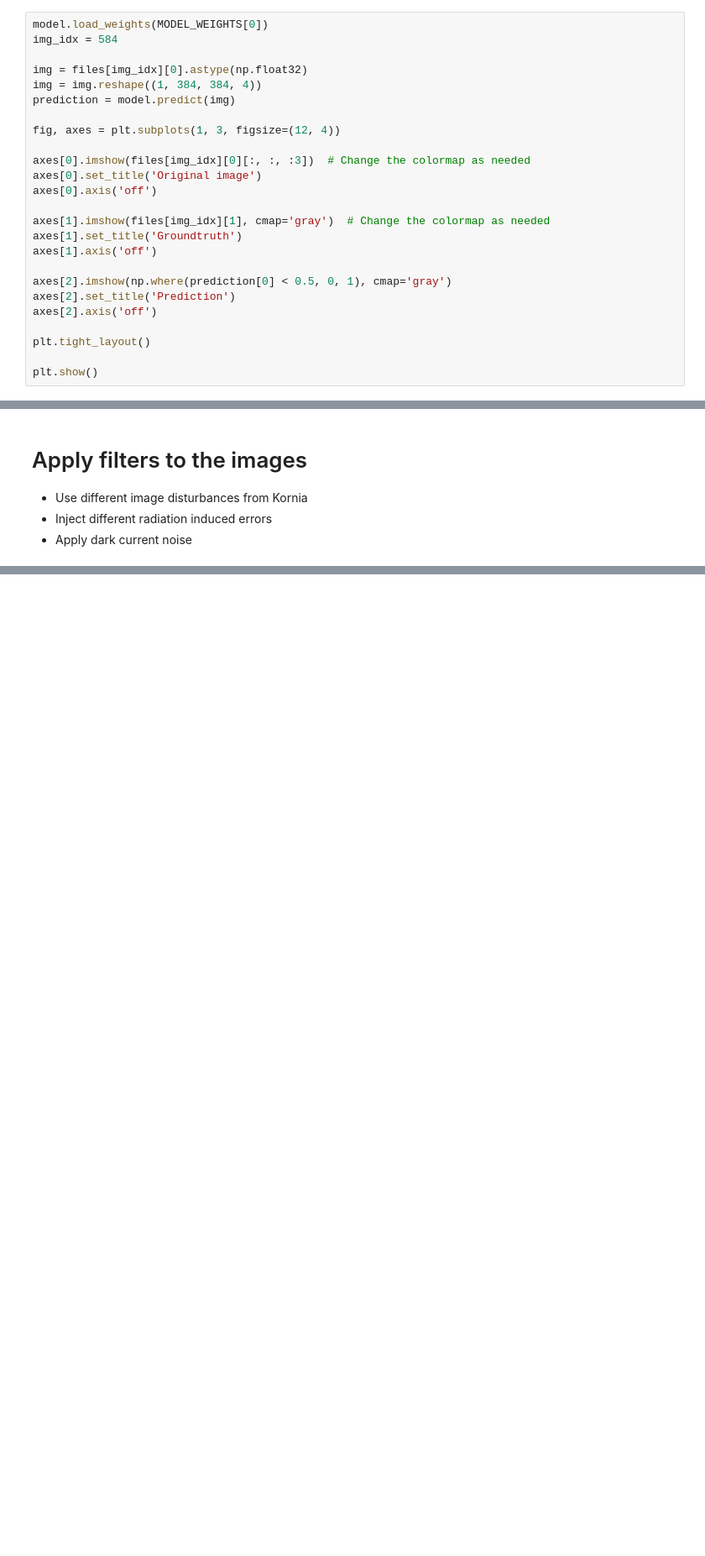
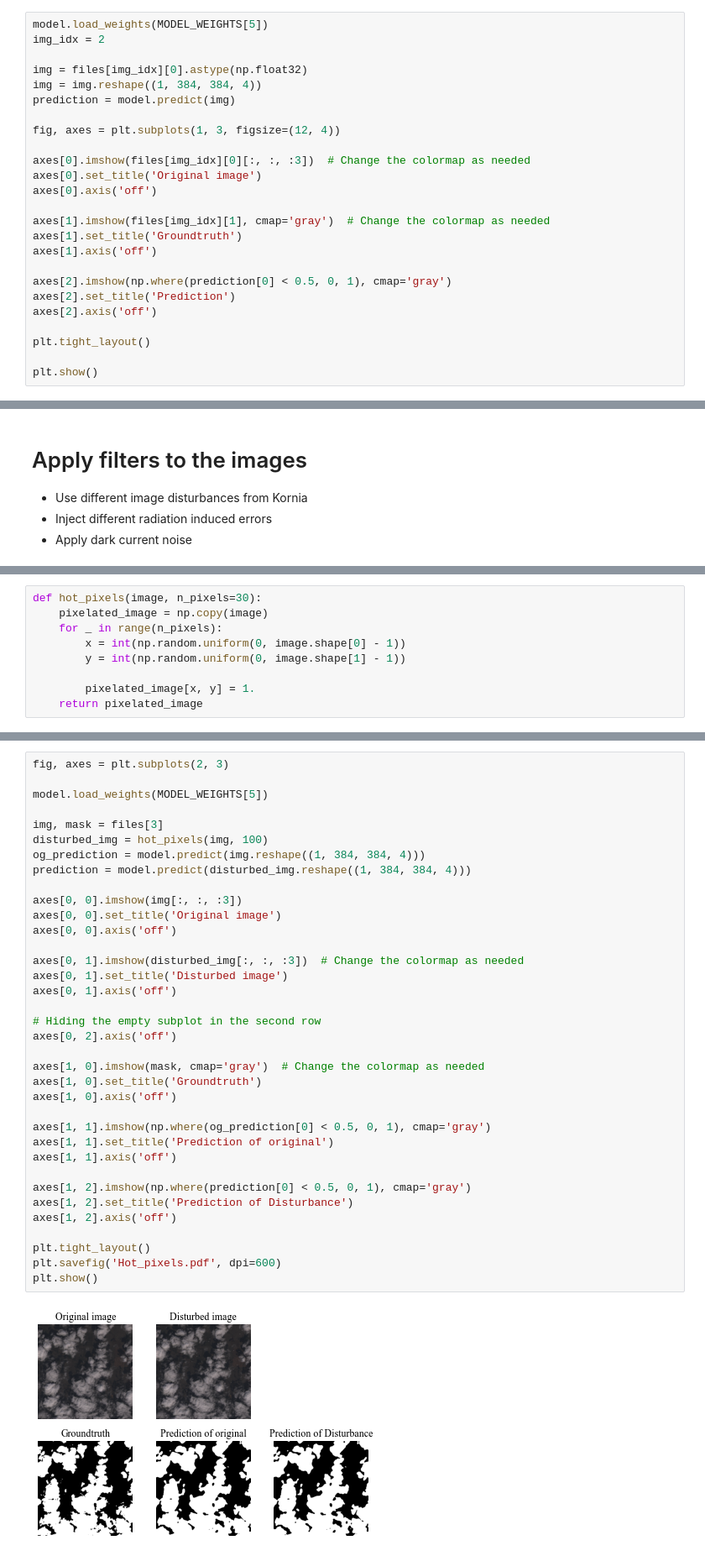
Before and after one commit to langekevin/mlspace_robustness, a Jupyter notebook: fault_injection.ipynb, the cells around one changed output, grey strips where cells are left out. Shown at 84% size. Saved outputs shown, nothing was run; the diff lists cells and outputs as text; blank space fills up the shorter version.

```diff
--- a/fault_injection.ipynb
+++ b/fault_injection.ipynb
@@ -121,8 +135,8 @@ plt.show()
 # %% [markdown]
 ## Exemplary output
 # %%
-model.load_weights(MODEL_WEIGHTS[0])
-img_idx = 584
+model.load_weights(MODEL_WEIGHTS[5])
+img_idx = 2
 
 img = files[img_idx][0].astype(np.float32)
 img = img.reshape((1, 384, 384, 4))
@@ -154,0 +185,9 @@ plt.show()
+# %%
+def hot_pixels(image, n_pixels=30):
+    pixelated_image = np.copy(image)
+    for _ in range(n_pixels):
+        x = int(np.random.uniform(0, image.shape[0] - 1))
+        y = int(np.random.uniform(0, image.shape[1] - 1))
+
+        pixelated_image[x, y] = 1.
+    return pixelated_image
@@ -154,0 +223,38 @@ plt.show()
+# %%
+fig, axes = plt.subplots(2, 3)
+
+model.load_weights(MODEL_WEIGHTS[5])
+
+img, mask = files[3]
+disturbed_img = hot_pixels(img, 100)
+og_prediction = model.predict(img.reshape((1, 384, 384, 4)))
+prediction = model.predict(disturbed_img.reshape((1, 384, 384, 4)))
+
+axes[0, 0].imshow(img[:, :, :3])
+axes[0, 0].set_title('Original image')
+axes[0, 0].axis('off')
+
+axes[0, 1].imshow(disturbed_img[:, :, :3])  # Change the colormap as needed
+axes[0, 1].set_title('Disturbed image')
+axes[0, 1].axis('off')
+
+# Hiding the empty subplot in the second row
+axes[0, 2].axis('off')
+
+axes[1, 0].imshow(mask, cmap='gray')  # Change the colormap as needed
+axes[1, 0].set_title('Groundtruth')
+axes[1, 0].axis('off')
+
+axes[1, 1].imshow(np.where(og_prediction[0] < 0.5, 0, 1), cmap='gray')
+axes[1, 1].set_title('Prediction of original')
+axes[1, 1].axis('off')
+
+axes[1, 2].imshow(np.where(prediction[0] < 0.5, 0, 1), cmap='gray')
+axes[1, 2].set_title('Prediction of Disturbance')
+axes[1, 2].axis('off')
+
+plt.tight_layout()
+plt.savefig('Hot_pixels.pdf', dpi=600)
+plt.show()
+# %% [output]
+[figure, added]
```
Also changed, not shown: parts of 44 cells of this notebook.
